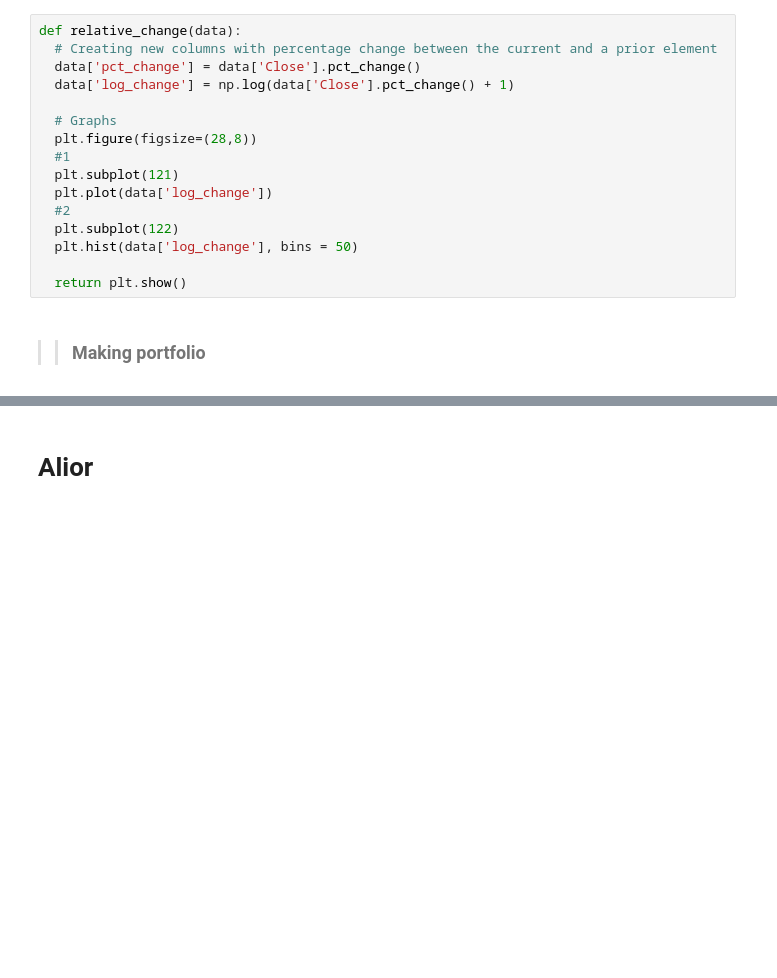
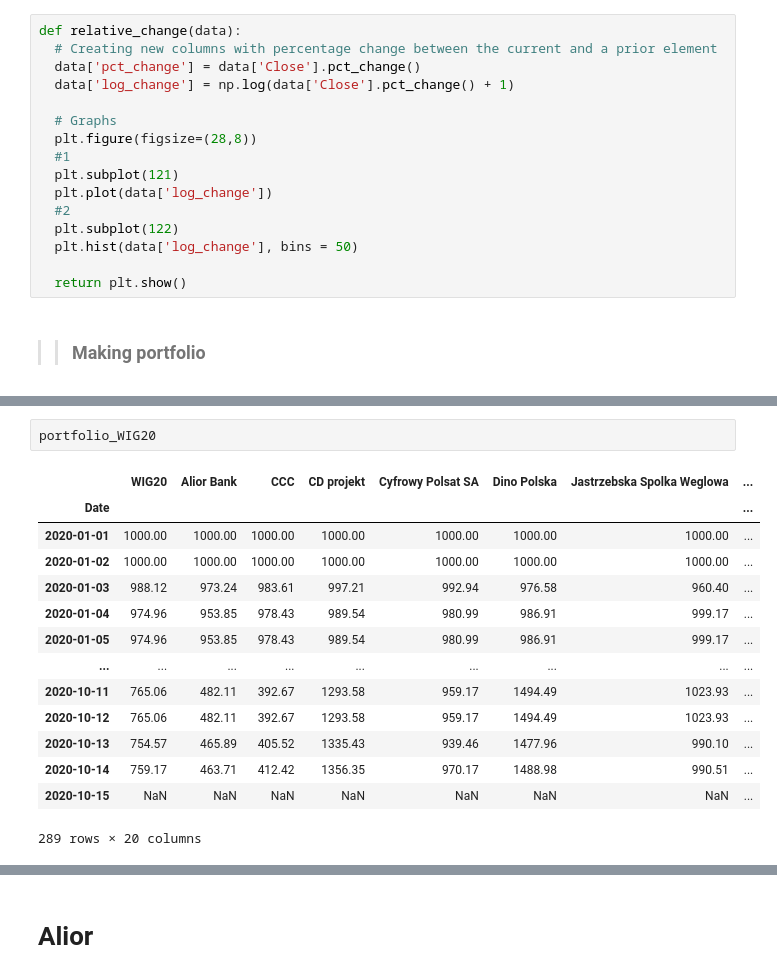
Before and after one commit to MazonSzymon/Project_COVID_portfolio, a Jupyter notebook: project_v1.ipynb, the cells around one changed output, grey strips where cells are left out. Saved outputs shown, nothing was run; the diff lists cells and outputs as text; blank space fills up the shorter version.

```diff
--- a/project_v1.ipynb
+++ b/project_v1.ipynb
@@ -157,0 +249,17 @@ def portfolio_summary(total_investment, stock, start_date, end_date):
+# %%
+portfolio_WIG20
+# %% [output]
+|  | WIG20 | Alior Bank | CCC | CD projekt | Cyfrowy Polsat SA | Dino Polska | Jastrzebska Spolka Weglowa | ... |
+| Date |  |  |  |  |  |  |  | ... |
+| 2020-01-01 | 1000.00 | 1000.00 | 1000.00 | 1000.00 | 1000.00 | 1000.00 | 1000.00 | ... |
+| 2020-01-02 | 1000.00 | 1000.00 | 1000.00 | 1000.00 | 1000.00 | 1000.00 | 1000.00 | ... |
+| 2020-01-03 | 988.12 | 973.24 | 983.61 | 997.21 | 992.94 | 976.58 | 960.40 | ... |
+| 2020-01-04 | 974.96 | 953.85 | 978.43 | 989.54 | 980.99 | 986.91 | 999.17 | ... |
+| 2020-01-05 | 974.96 | 953.85 | 978.43 | 989.54 | 980.99 | 986.91 | 999.17 | ... |
+| ... | ... | ... | ... | ... | ... | ... | ... | ... |
+| 2020-10-11 | 765.06 | 482.11 | 392.67 | 1293.58 | 959.17 | 1494.49 | 1023.93 | ... |
+| 2020-10-12 | 765.06 | 482.11 | 392.67 | 1293.58 | 959.17 | 1494.49 | 1023.93 | ... |
+| 2020-10-13 | 754.57 | 465.89 | 405.52 | 1335.43 | 939.46 | 1477.96 | 990.10 | ... |
+| 2020-10-14 | 759.17 | 463.71 | 412.42 | 1356.35 | 970.17 | 1488.98 | 990.51 | ... |
+| 2020-10-15 | NaN | NaN | NaN | NaN | NaN | NaN | NaN | ... |
+289 rows × 20 columns
```
Also changed, not shown: parts of 15 cells of this notebook.
